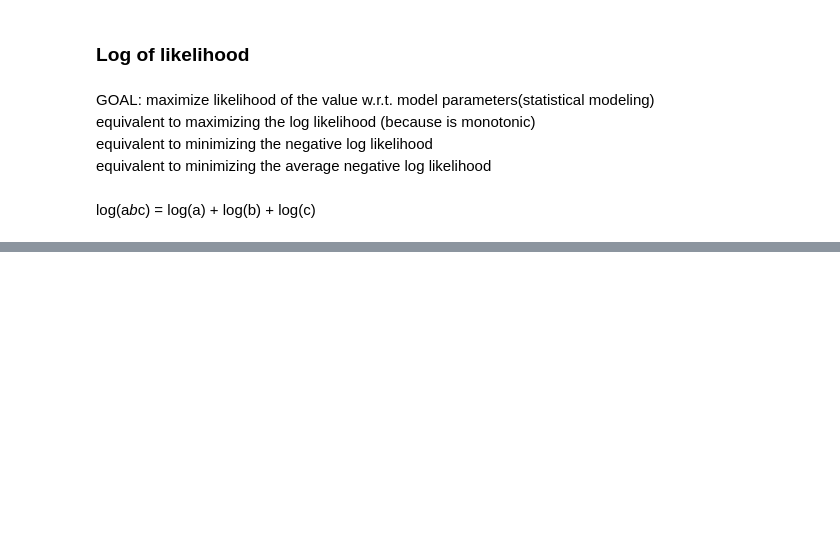
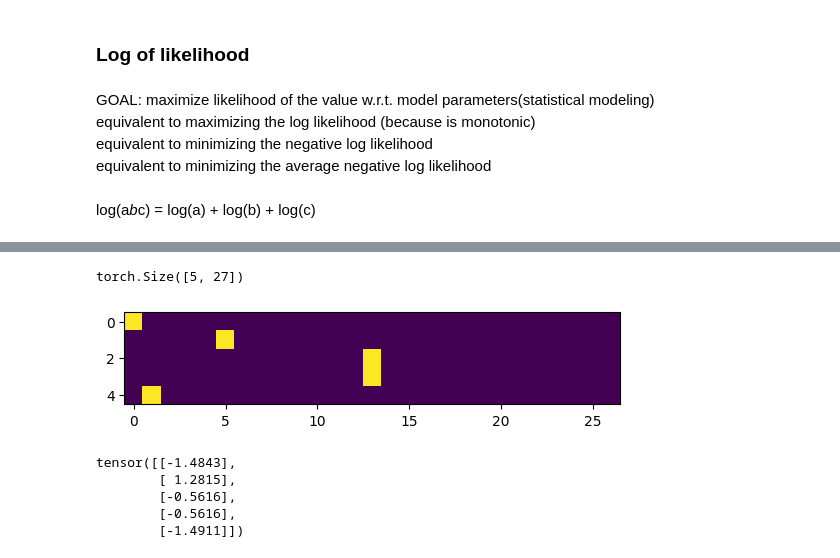
Before and after one commit to andreapanico10/Andrej_Karpathy, a Jupyter notebook: Lesson_2.ipynb, the cells around one changed output, grey strips where cells are left out. Cells and saved outputs as stored; diff of their text form; code cells hidden in the pictures; blank space fills up the shorter version.

```diff
--- a/Lesson_2.ipynb
+++ b/Lesson_2.ipynb
@@ -185,5 +186,5 @@ itos[ix]
 # %%
-P = N.float()
+P = (N+1).float()
 P /= P.sum(1, keepdim=True) # Broadcasting in torch
 # %%
 P.shape
@@ -255,0 +261,14 @@ Nomralized log likelihood= 2.454094171524048
+# %%
+# Create the training set of bigrams (x,y)
+xs, ys = [], []
+
+for w in words[:1]:
+    chs = ['.'] + list(w) + ['.']
+    for ch1, ch2 in zip(chs, chs[1:]):
+        ix1 = stoi[ch1]
+        ix2 = stoi[ch2]
+        xs.append(ix1)
+        ys.append(ix2)
+
+xs = torch.tensor(xs)
+ys = torch.tensor(ys)
@@ -255,0 +278,7 @@ Nomralized log likelihood= 2.454094171524048
+# %%
+import torch.nn.functional as F
+
+# Ricordiamo che in una NN noi vogliamo che i neuroni siano di tipo float. Quindi castiamo xenc a float
+xenc = F.one_hot(xs, num_classes=27). float()
+
+xenc
@@ -255,0 +296,21 @@ Nomralized log likelihood= 2.454094171524048
+# %%
+xenc.shape
+# %% [output]
+torch.Size([5, 27])
+# %%
+plt.imshow(xenc)
+plt.show()
+# %% [output]
+[figure, added]
+# %%
+W = torch.randn((27, 1))
+
+# Matrix moltiplication in Pytorch = @
+# (5,27) @ (27, 1) --> (5, 1)
+xenc @ W
+# %% [output]
+tensor([[-1.4843],
+        [ 1.2815],
+        [-0.5616],
+        [-0.5616],
+        [-1.4911]])
```
Also changed, not shown: parts of 39 cells of this notebook.
